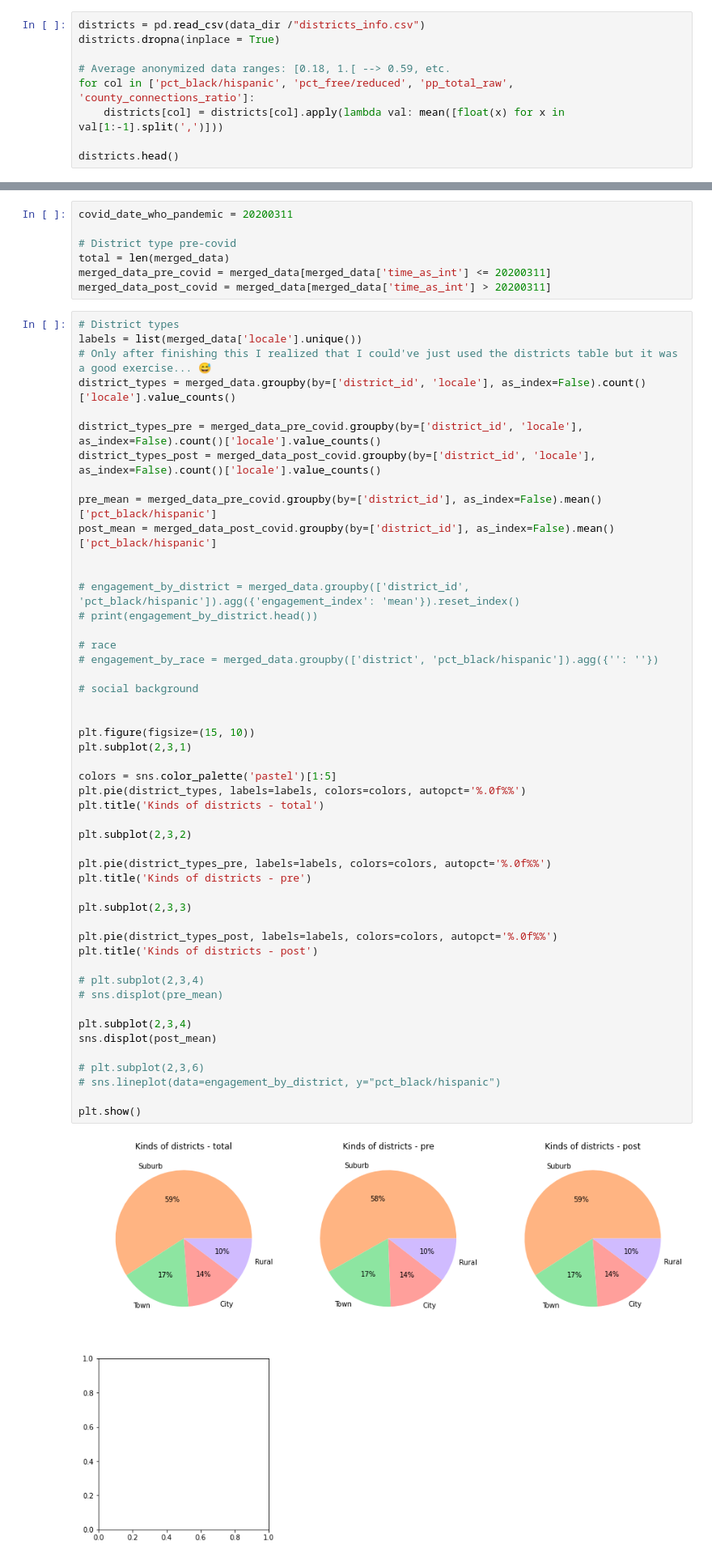
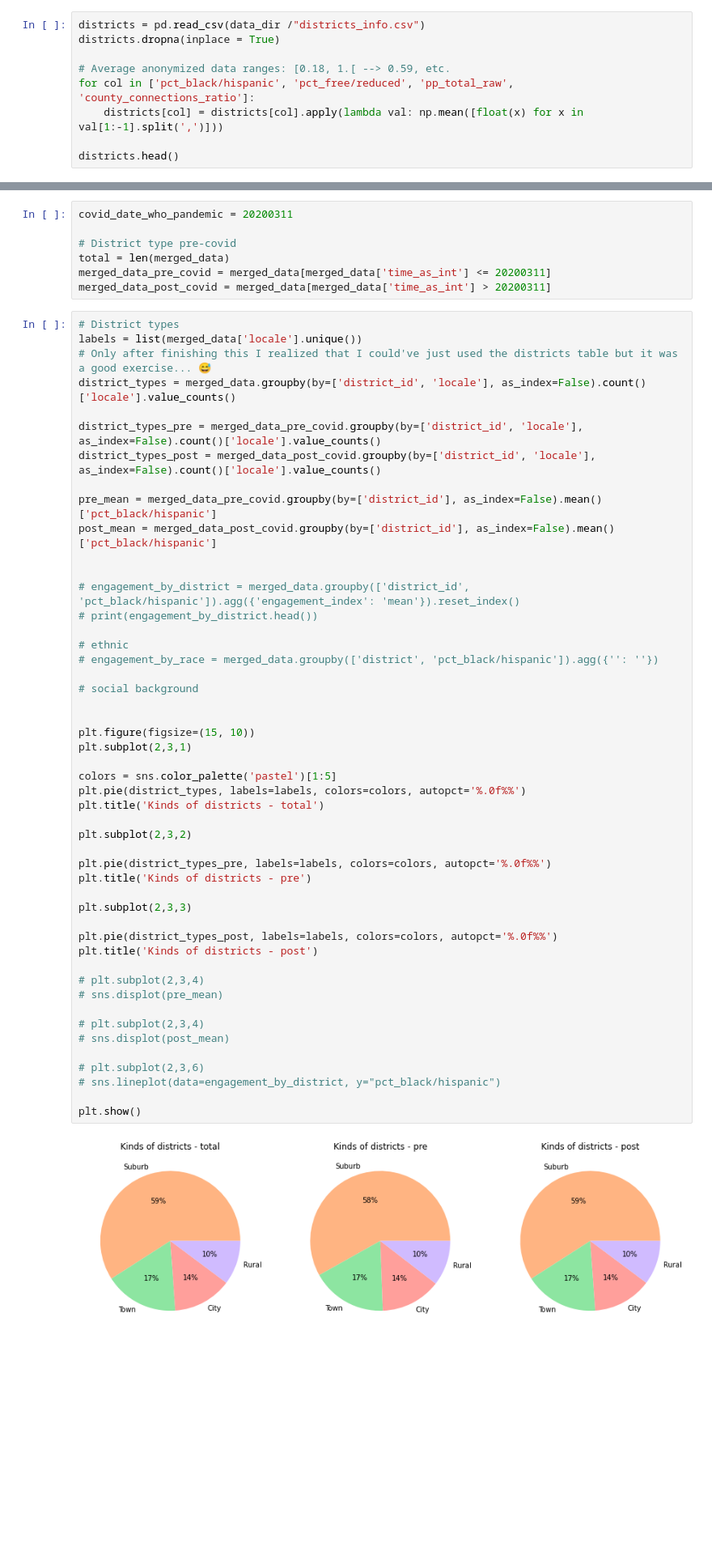
Before and after one commit to andrekovac/covid19-education-impact, a Jupyter notebook: covid19_education_data_analysis_MERGED.ipynb, the cells around one changed output, grey strips where cells are left out. Shown at 81% size. Saved outputs shown, nothing was run; the diff lists cells and outputs as text; blank space fills up the shorter version.

```diff
--- a/covid19_education_data_analysis_MERGED.ipynb
+++ b/covid19_education_data_analysis_MERGED.ipynb
@@ -136,7 +136,7 @@ districts.dropna(inplace = True)
 
 # Average anonymized data ranges: [0.18, 1.[ --> 0.59, etc.
 for col in ['pct_black/hispanic', 'pct_free/reduced', 'pp_total_raw', 'county_connections_ratio']:
-    districts[col] = districts[col].apply(lambda val: mean([float(x) for x in val[1:-1].split(',')]))
+    districts[col] = districts[col].apply(lambda val: np.mean([float(x) for x in val[1:-1].split(',')]))
 
 districts.head()
 # %% [output]
@@ -277,38 +264,38 @@ post_mean = merged_data_post_covid.groupby(by=['district_id'], as_index=False).m
 # engagement_by_district = merged_data.groupby(['district_id', 'pct_black/hispanic']).agg({'engagement_index': 'mean'}).reset_index()
 # print(engagement_by_district.head())
 
-# race
+# ethnic
 # engagement_by_race = merged_data.groupby(['district', 'pct_black/hispanic']).agg({'': ''})
 
 # social background
 
 
 plt.figure(figsize=(15, 10))
 plt.subplot(2,3,1)
 
 colors = sns.color_palette('pastel')[1:5]
 plt.pie(district_types, labels=labels, colors=colors, autopct='%.0f%%')
 plt.title('Kinds of districts - total')
 
 plt.subplot(2,3,2)
 
 plt.pie(district_types_pre, labels=labels, colors=colors, autopct='%.0f%%')
 plt.title('Kinds of districts - pre')
 
 plt.subplot(2,3,3)
 
 plt.pie(district_types_post, labels=labels, colors=colors, autopct='%.0f%%')
 plt.title('Kinds of districts - post')
 
 # plt.subplot(2,3,4)
 # sns.displot(pre_mean)
 
-plt.subplot(2,3,4)
-sns.displot(post_mean)
+# plt.subplot(2,3,4)
+# sns.displot(post_mean)
 
 # plt.subplot(2,3,6)
 # sns.lineplot(data=engagement_by_district, y="pct_black/hispanic")
 
 plt.show()
 # %% [output]
-[figure, old version]
+[figure, new version]
```
Also changed, not shown: parts of 2 cells of this notebook.
